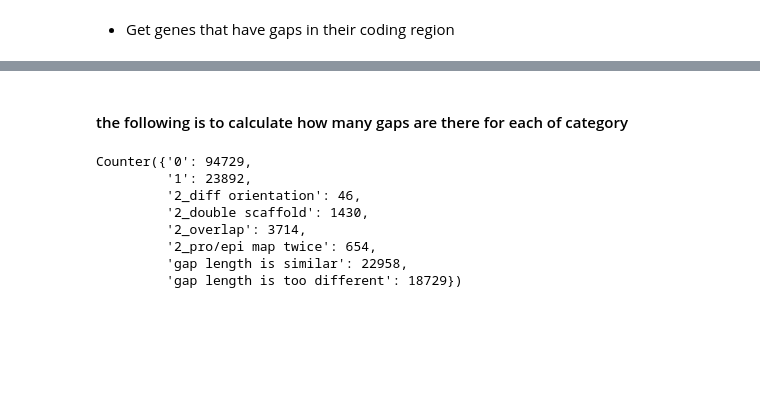
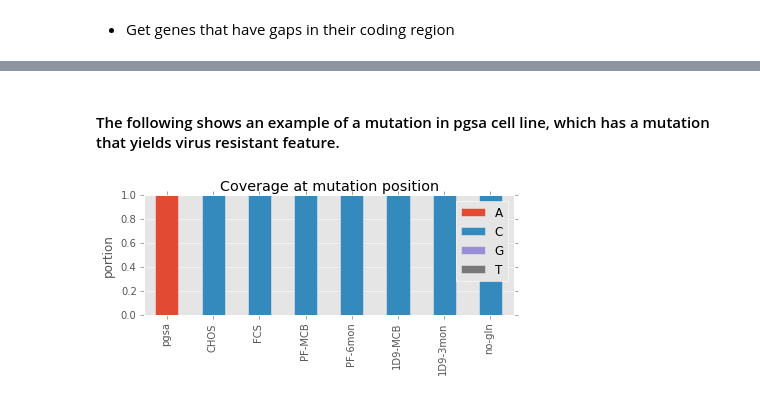
Before and after one commit to LewisLabUCSD/assembly_gaps, a Jupyter notebook: gap_analysis_between_two_assembly.ipynb, the cells around one changed output, grey strips where cells are left out. Saved outputs shown, nothing was run; the diff lists cells and outputs as text; code cells hidden in the pictures; blank space fills up the shorter version.

Commit message:
add mutation coverage analysis

```diff
--- a/gap_analysis_between_two_assembly.ipynb
+++ b/gap_analysis_between_two_assembly.ipynb
@@ -810,9 +906,10 @@ for test_path in test_vcf_paths:
         gid_lst = vcf_in_cds_df['anno'].map(lambda x: re.search('(?<=ID=).+?(?=-)',x).group(0)).tolist()
         gene_vcf_gap.extend(gid_lst)
 gene_vcf_gap = list(set(gene_vcf_gap))
+print(len(gene_vcf_gap))
 gene_vcf_gap_names = list(set([g_id_name_dic[g] for g in gene_vcf_gap]))
-print len(gene_vcf_gap_names),'genes that have mutation in their gap regions'
-gene_vcf_gap_fn = folder+'/07_gene_vcf_gap.txt'
+print len(gene_vcf_gap_names),'genes that have mutation in their coding gap regions'
+gene_vcf_gap_fn = folder+'/07_gene_vcf_cds_gap_name.txt'
 with open(gene_vcf_gap_fn,'w') as f:
     f.write('\n'.join(gene_vcf_gap_names))
 # transfer gene name to gene id
@@ -841,7 +941,7 @@ if os.path.exists(merge_gap_fn):
     gene_gap_lst = gap_cds_df['anno'].map(lambda x:re.search('(?<=ID=).+?(?=-)',x).group(0)).tolist()
     gene_gap_names = [g_id_name_dic[g] for g in list(set(gene_gap_lst))]
 print len(gene_gap_names),'genes that have gaps in their coding regions'
-gene_gap_fn = folder +'/08_gene_gap.txt'
+gene_gap_fn = folder +'/08_gene_cds_gap_name.txt'
 with open(gene_gap_fn,'w') as f:
     f.write('\n'.join(gene_gap_names))
 human_gene_name2id(gene_gap_fn,human_id_fn)
@@ -852,15 +952,35 @@ Wall time: 6.16 s
-# %% [markdown]
-#### the following is to calculate how many gaps are there for each of category
-# %%
-fn = '/data/shangzhong/Picr_assembly/fill_gap/03_gap_pos.txt'
-df = pd.read_csv(fn,sep='\t',header=0)
-Counter(df['gap_type'])
-# %% [output]
-Counter({'0': 94729,
-         '1': 23892,
-         '2_diff orientation': 46,
-         '2_double scaffold': 1430,
-         '2_overlap': 3714,
-         '2_pro/epi map twice': 654,
-         'gap length is similar': 22958,
-         'gap length is too different': 18729})
+# %% [markdown]
+#### The following shows an example of a mutation in pgsa cell line, which has a mutation that yields virus resistant feature.
+# %%
+
+path = '/data/shangzhong/DE/picr_pgsa'
+bams = [f for f in os.listdir(path) if f.endswith('.bam')]
+array = [[] for x in range(4)]
+for bam in bams:
+    bam_h = pysam.AlignmentFile(path+'/'+bam,'rb')
+    count = bam_h.count_coverage(reference='picr_155',start=1887691,end=1887692,quality_threshold=15)
+    total = np.sum(count)
+    if total==0:
+        array[0].append(0)
+        array[1].append(0)
+        array[2].append(0)
+        array[3].append(0)
+    else:
+        array[0].append(count[0][0]/float(total))
+        array[1].append(count[1][0]/float(total))
+        array[2].append(count[2][0]/float(total))
+        array[3].append(count[3][0]/float(total))
+# %%
+indexes = [f.split('.')[0] for f in bams]
+bam_count = pd.DataFrame({'A':array[0],'C':array[1],'G':array[2],'T':array[3]},index=indexes)
+samples = ['pgsa','CHOS','FCS','PF-MCB','PF-6mon','1D9-MCB','1D9-3mon','no-gln']
+bam_count = bam_count.loc[samples,:]
+# %%
+ax = bam_count.plot.bar(stacked=True,figsize=(6,3))
+_ = ax.set_title('Coverage at mutation position')
+_ = ax.set_ylabel('portion')
+_ = ax.set_ylim([0,1])
+plt.tight_layout()
+plt.savefig('/data/shangzhong/DE/picr_pgsa/mutation_cov.svg',dpi=300)
+# %% [output]
+[figure, added]
```
Also changed, not shown: parts of 18 cells of this notebook.
